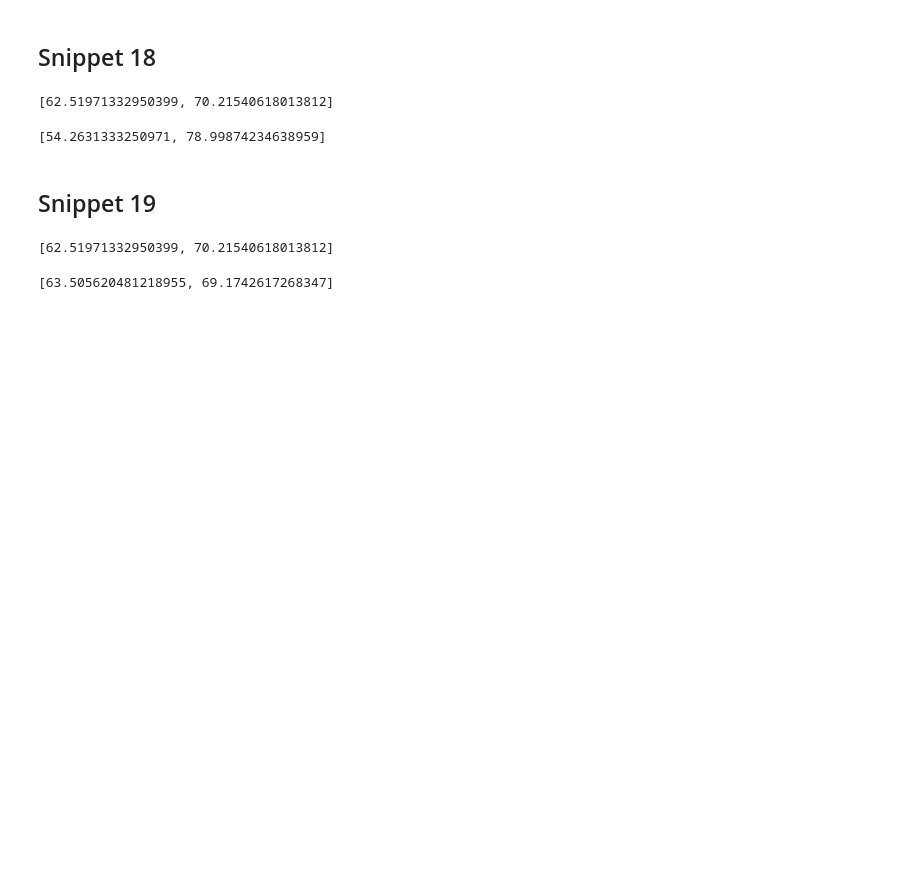
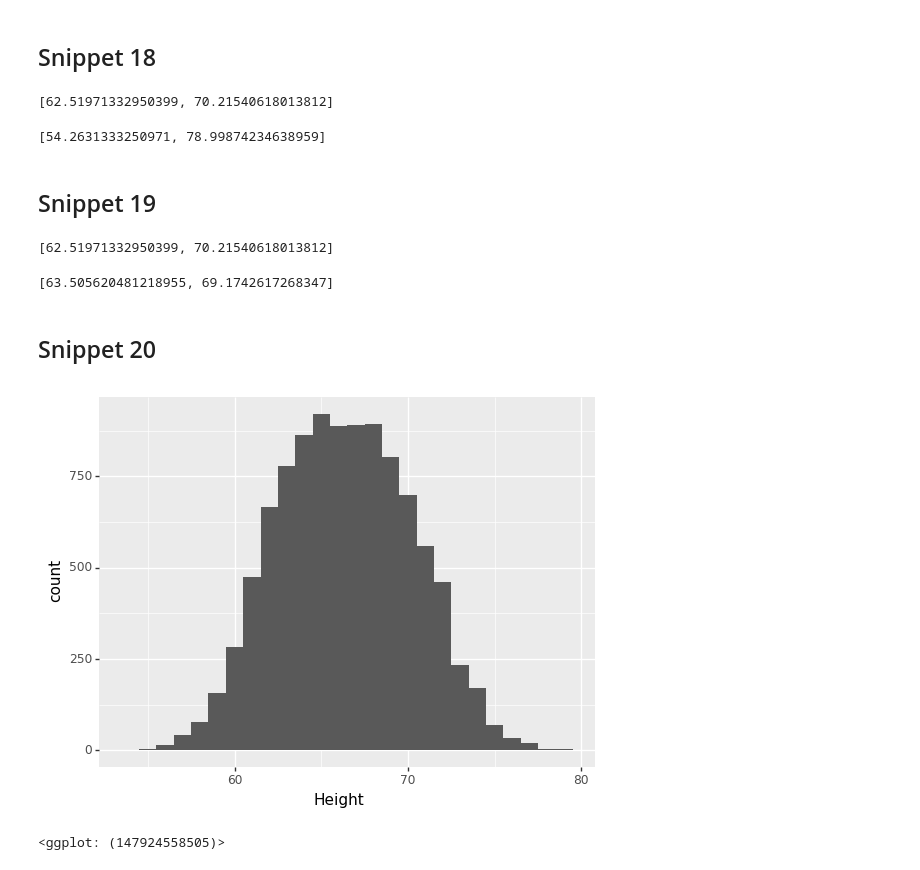
Before and after one commit to dariuszzbyrad/ML_for_Hackers, a Jupyter notebook: 02-Exploration/main.ipynb, the cells around one changed output. Cells and saved outputs as stored; diff of their text form; code cells hidden in the pictures; blank space fills up the shorter version.

Commit message:
Added next part of snippets for second chapter

```diff
--- a/02-Exploration/main.ipynb
+++ b/02-Exploration/main.ipynb
@@ -211,3 +214,18 @@ sd(heights) - np.std(heights)
 [np.percentile(heights, 25), np.percentile(heights, 75)]
 # %% [output]
 [63.505620481218955, 69.1742617268347]
+# %% [markdown]
+## Snippet 20
+# %%
+%matplotlib inline
+from plotnine import *
+
+fig = (
+    ggplot(data = df) +
+    geom_histogram(aes(x = 'Height'), binwidth = 1)
+)
+
+fig
+# %% [output]
+[figure, added]
+<ggplot: (147924558505)>
```
Also changed, not shown: parts of 32 cells of this notebook.
